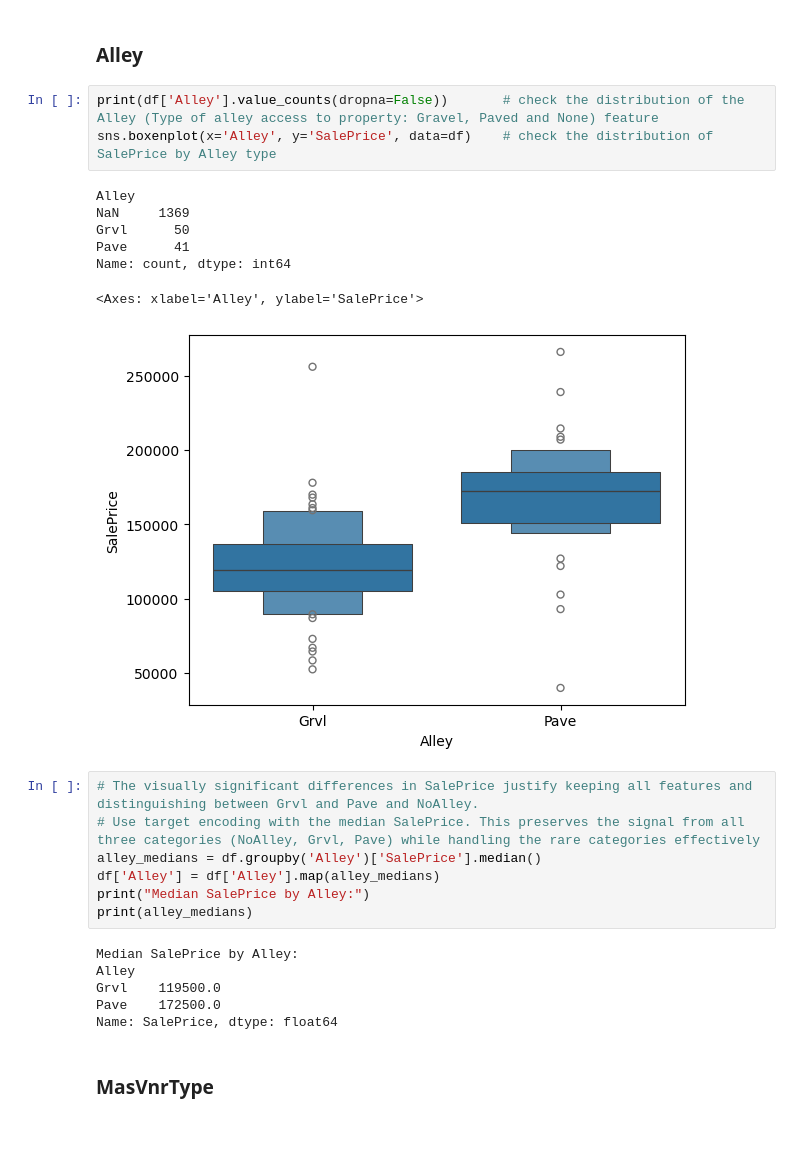
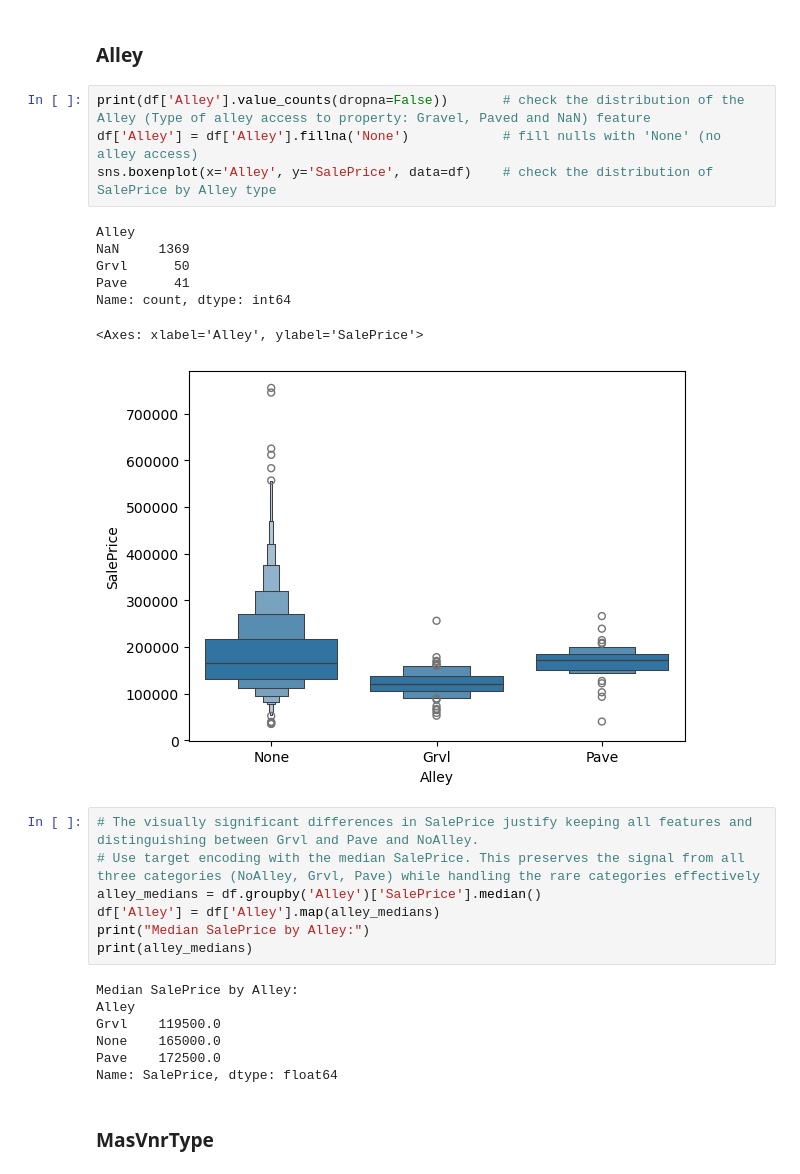
Before and after one commit to sergiimakhin/Redi, a Jupyter notebook: House_Prices/housing_price_assigment.ipynb, the cells around one changed output. Saved outputs shown, nothing was run; the diff lists cells and outputs as text; blank space fills up the shorter version.

```diff
--- a/House_Prices/housing_price_assigment.ipynb
+++ b/House_Prices/housing_price_assigment.ipynb
@@ -274,16 +275,17 @@ dtype: int64
 # %% [markdown]
 ### Alley
 # %%
-print(df['Alley'].value_counts(dropna=False))       # check the distribution of the Alley (Type of alley access to property: Gravel, Paved and None) feature
+print(df['Alley'].value_counts(dropna=False))       # check the distribution of the Alley (Type of alley access to property: Gravel, Paved and NaN) feature
+df['Alley'] = df['Alley'].fillna('None')            # fill nulls with 'None' (no alley access)
 sns.boxenplot(x='Alley', y='SalePrice', data=df)    # check the distribution of SalePrice by Alley type
 # %% [output]
 Alley
 NaN     1369
 Grvl      50
 Pave      41
 Name: count, dtype: int64
 <Axes: xlabel='Alley', ylabel='SalePrice'>
-[figure, old version]
+[figure, new version]
 # %%
 # The visually significant differences in SalePrice justify keeping all features and distinguishing between Grvl and Pave and NoAlley.
 # Use target encoding with the median SalePrice. This preserves the signal from all three categories (NoAlley, Grvl, Pave) while handling the rare categories effectively
@@ -295,6 +297,7 @@ print(alley_medians)
 Median SalePrice by Alley:
 Alley
 Grvl    119500.0
+None    165000.0
 Pave    172500.0
 Name: SalePrice, dtype: float64
 # %% [markdown]
```
Also changed, not shown: parts of 2 cells of this notebook.
